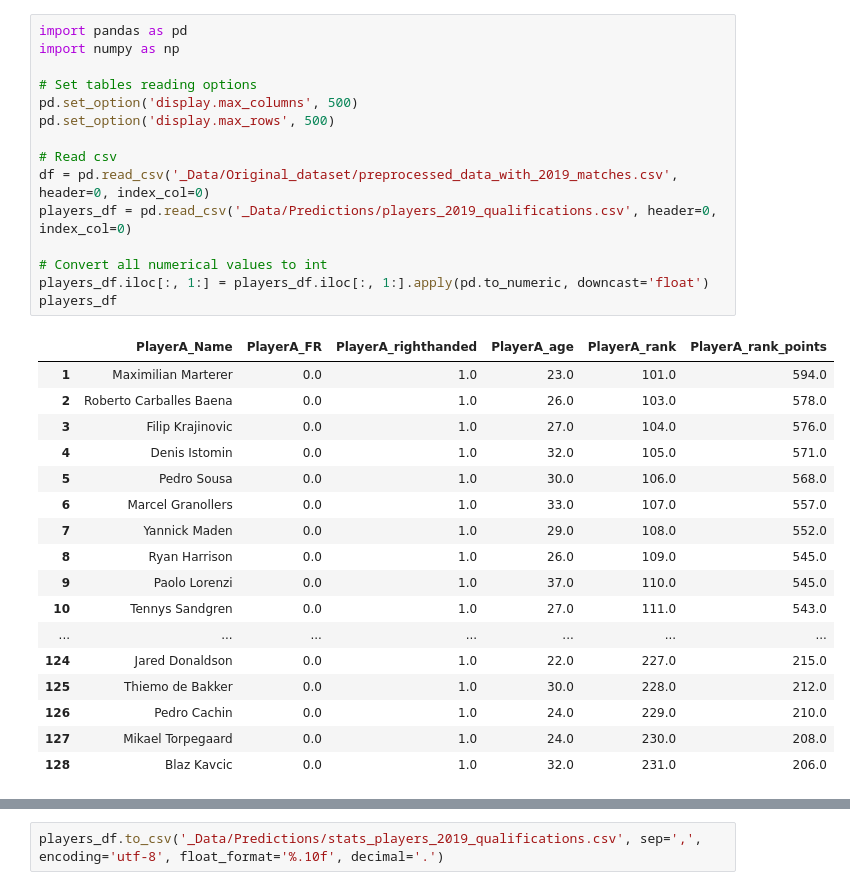
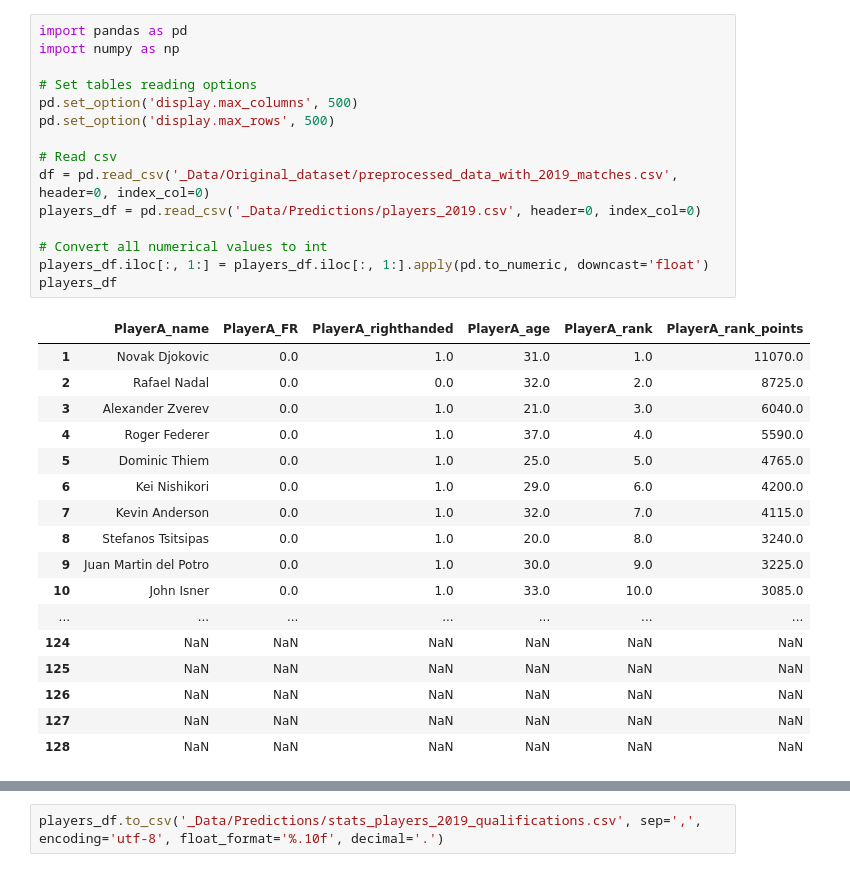
Before and after one commit to ant-louis/french-open-2019-winner-prediction, a Jupyter notebook: get_stats_players_2019.ipynb, the cells around one changed output, grey strips where cells are left out. Drawn from its saved outputs; the diff is of its cells as text.

```diff
--- a/get_stats_players_2019.ipynb
+++ b/get_stats_players_2019.ipynb
@@ -1,36 +1,36 @@
 # %%
 import pandas as pd
 import numpy as np
 
 # Set tables reading options
 pd.set_option('display.max_columns', 500)
 pd.set_option('display.max_rows', 500)
 
 # Read csv
 df = pd.read_csv('_Data/Original_dataset/preprocessed_data_with_2019_matches.csv', header=0, index_col=0)
-players_df = pd.read_csv('_Data/Predictions/players_2019_qualifications.csv', header=0, index_col=0)
+players_df = pd.read_csv('_Data/Predictions/players_2019.csv', header=0, index_col=0)
 
 # Convert all numerical values to int
 players_df.iloc[:, 1:] = players_df.iloc[:, 1:].apply(pd.to_numeric, downcast='float')
 players_df
 # %% [output]
-|  | PlayerA_Name | PlayerA_FR | PlayerA_righthanded | PlayerA_age | PlayerA_rank | PlayerA_rank_points |
-| 1 | Maximilian Marterer | 0.0 | 1.0 | 23.0 | 101.0 | 594.0 |
-| 2 | Roberto Carballes Baena | 0.0 | 1.0 | 26.0 | 103.0 | 578.0 |
-| 3 | Filip Krajinovic | 0.0 | 1.0 | 27.0 | 104.0 | 576.0 |
-| 4 | Denis Istomin | 0.0 | 1.0 | 32.0 | 105.0 | 571.0 |
-| 5 | Pedro Sousa | 0.0 | 1.0 | 30.0 | 106.0 | 568.0 |
-| 6 | Marcel Granollers | 0.0 | 1.0 | 33.0 | 107.0 | 557.0 |
-| 7 | Yannick Maden | 0.0 | 1.0 | 29.0 | 108.0 | 552.0 |
-| 8 | Ryan Harrison | 0.0 | 1.0 | 26.0 | 109.0 | 545.0 |
-| 9 | Paolo Lorenzi | 0.0 | 1.0 | 37.0 | 110.0 | 545.0 |
-| 10 | Tennys Sandgren | 0.0 | 1.0 | 27.0 | 111.0 | 543.0 |
+|  | PlayerA_name | PlayerA_FR | PlayerA_righthanded | PlayerA_age | PlayerA_rank | PlayerA_rank_points |
+| 1 | Novak Djokovic | 0.0 | 1.0 | 31.0 | 1.0 | 11070.0 |
+| 2 | Rafael Nadal | 0.0 | 0.0 | 32.0 | 2.0 | 8725.0 |
+| 3 | Alexander Zverev | 0.0 | 1.0 | 21.0 | 3.0 | 6040.0 |
+| 4 | Roger Federer | 0.0 | 1.0 | 37.0 | 4.0 | 5590.0 |
+| 5 | Dominic Thiem | 0.0 | 1.0 | 25.0 | 5.0 | 4765.0 |
+| 6 | Kei Nishikori | 0.0 | 1.0 | 29.0 | 6.0 | 4200.0 |
+| 7 | Kevin Anderson | 0.0 | 1.0 | 32.0 | 7.0 | 4115.0 |
+| 8 | Stefanos Tsitsipas | 0.0 | 1.0 | 20.0 | 8.0 | 3240.0 |
+| 9 | Juan Martin del Potro | 0.0 | 1.0 | 30.0 | 9.0 | 3225.0 |
+| 10 | John Isner | 0.0 | 1.0 | 33.0 | 10.0 | 3085.0 |
 | ... | ... | ... | ... | ... | ... | ... |
-| 124 | Jared Donaldson | 0.0 | 1.0 | 22.0 | 227.0 | 215.0 |
-| 125 | Thiemo de Bakker | 0.0 | 1.0 | 30.0 | 228.0 | 212.0 |
-| 126 | Pedro Cachin | 0.0 | 1.0 | 24.0 | 229.0 | 210.0 |
-| 127 | Mikael Torpegaard | 0.0 | 1.0 | 24.0 | 230.0 | 208.0 |
-| 128 | Blaz Kavcic | 0.0 | 1.0 | 32.0 | 231.0 | 206.0 |
+| 124 | NaN | NaN | NaN | NaN | NaN | NaN |
+| 125 | NaN | NaN | NaN | NaN | NaN | NaN |
+| 126 | NaN | NaN | NaN | NaN | NaN | NaN |
+| 127 | NaN | NaN | NaN | NaN | NaN | NaN |
+| 128 | NaN | NaN | NaN | NaN | NaN | NaN |
 # %%
 #-------------------------------------------------------------------------------------------
 # COMPUTE LATEST STATS OF EACH PLAYER
```
Also changed, not shown: parts of 1 cell of this notebook, 16 other files.
